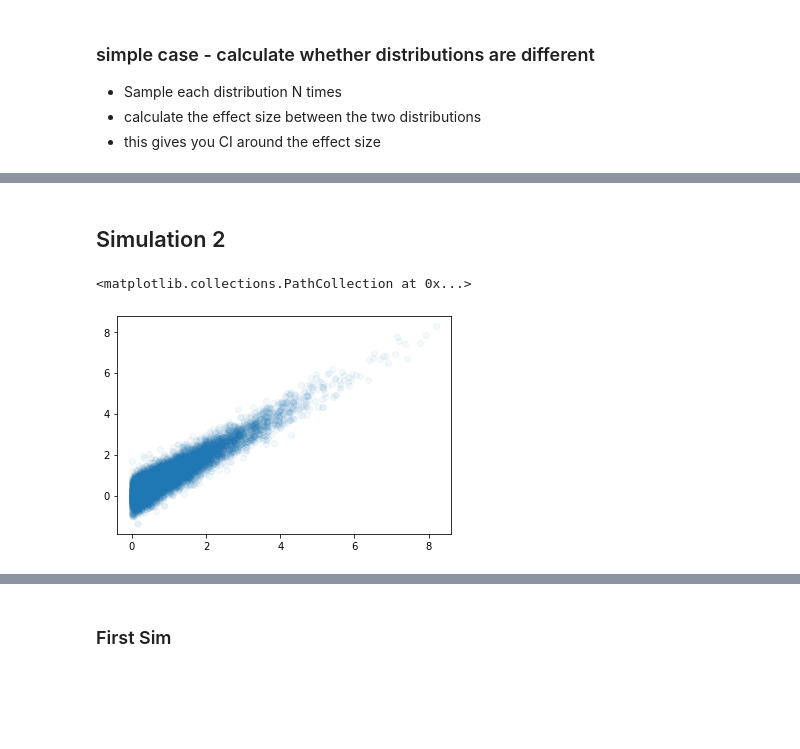
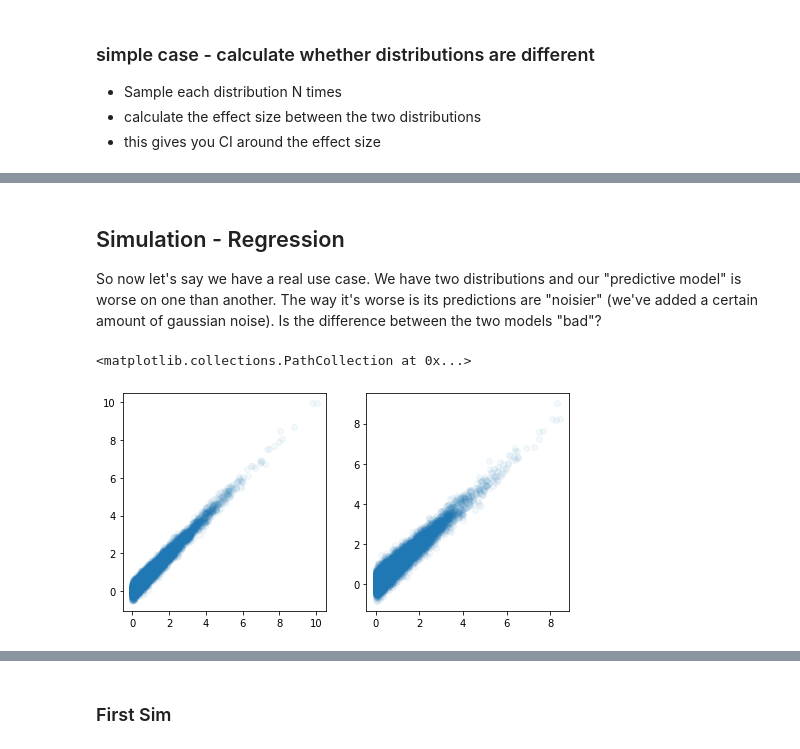
Before and after one commit to goswamig/credoai_lens, a Jupyter notebook: experimental/bootstrapping.ipynb, the cells around one changed output, grey strips where cells are left out. Drawn from its saved outputs; the diff is of its cells as text; code cells hidden in the pictures; blank space fills up the shorter version.

Commit message:
improved on simulation

```diff
--- a/experimental/bootstrapping.ipynb
+++ b/experimental/bootstrapping.ipynb
@@ -100,2 +196,4 @@ plt.axvline(sample_estimate, color='k')
 # %% [markdown]
-## Simulation 2
+## Simulation - Regression
+
+So now let's say we have a real use case. We have two distributions and our "predictive model" is worse on one than another. The way it's worse is its predictions are "noisier" (we've added a certain amount of gaussian noise). Is the difference between the two models "bad"?
@@ -110,11 +200,18 @@ n2 = 10000
 # %%
-def gen_pred(dists, ns):
-    return [d(n) for d,n in zip(dists,ns)]
+#config
+dist1 = lambda size: np.random.exponential(size=size)
+n1 = 10000
+n2 = 10000
+true1, true2 = dist1(n1), dist1(n2)
+noise1 = .4
+noise2 = .6
 
-true1, true2 = gen_pred([dist1, dist1], [n1, n2])
-pred1 = true1 + np.random.normal(size=n1)*.4
+pred1 = true1 + np.random.normal(size=n1)*noise1
+pred2 = true2 + np.random.normal(size=n2)*noise2
 # %%
-plt.scatter(true1, pred1, alpha=.05)
+f, axes = plt.subplots(1,2, figsize=(8,4))
+axes[0].scatter(true1, pred1, alpha=.05)
+axes[1].scatter(true2, pred2, alpha=.05)
 # %% [output]
 <matplotlib.collections.PathCollection at 0x...>
-[figure, old version]
+[figure, new version]
```
Also changed, not shown: parts of 23 cells of this notebook.
